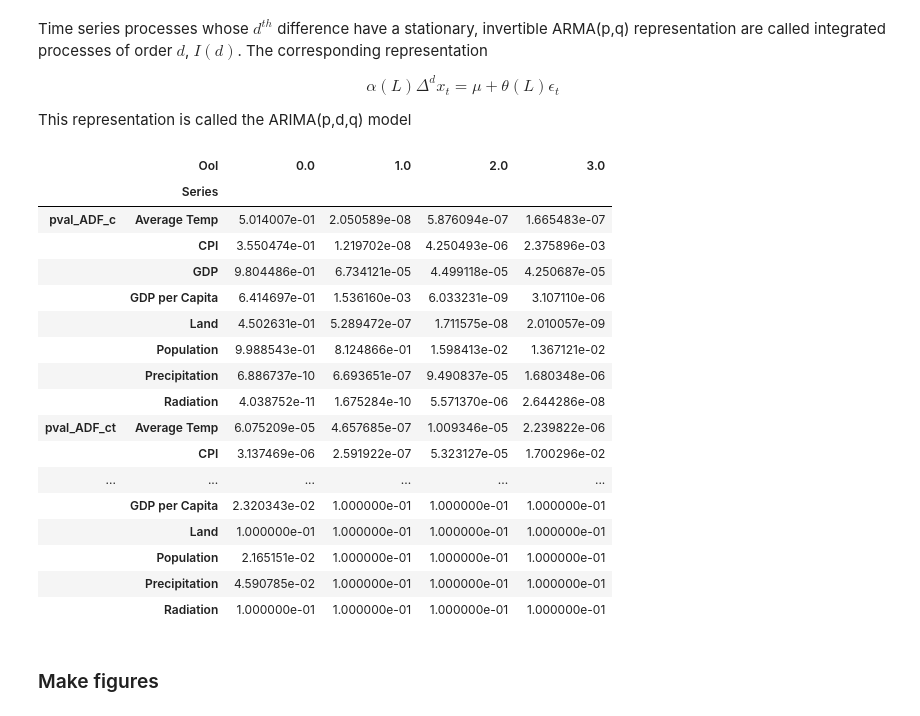
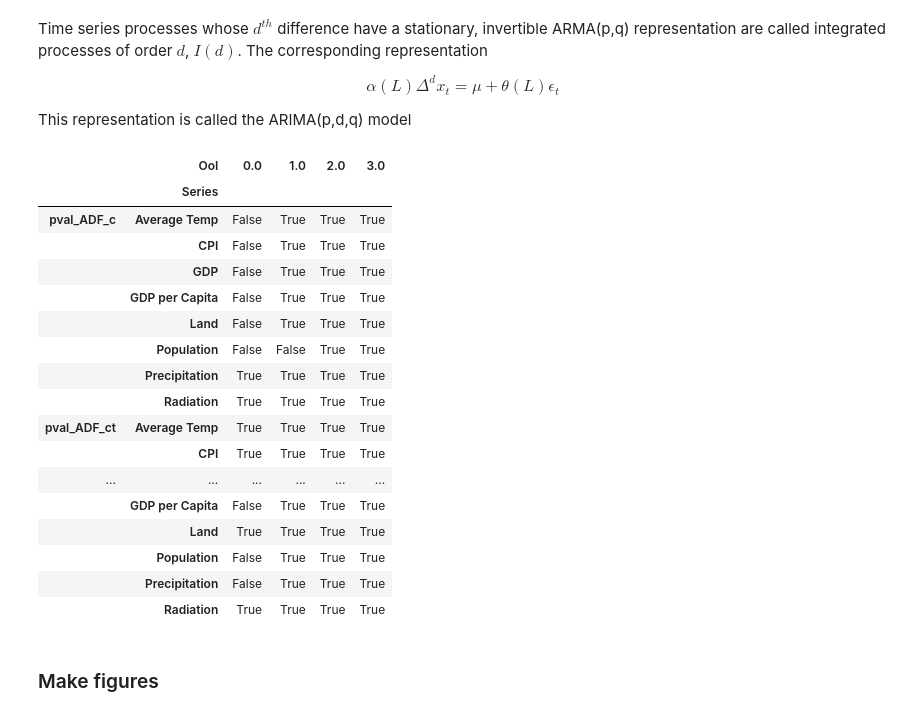
Before and after one commit to LuukOudshoorn25/MultivariateEconometrics, a Jupyter notebook: Multivariate Econometrics.ipynb, the cells around one changed output. Cells and saved outputs as stored; diff of their text form; code cells hidden in the pictures.

```diff
--- a/Multivariate Econometrics.ipynb
+++ b/Multivariate Econometrics.ipynb
@@ -13,7 +13,7 @@ plt.style.use('/home/luuk/Documents/MNRAS_Style.mplstyle')
 # %%
 # Read in the Excel file with the data
 df = pd.read_excel('./MVE_assignment_2020_dataset.xlsx')
-countries = ['Netherlands','Norway']
+countries = ['Netherlands','Norway', 'Thailand', 'South Africa']
 # Select from df only those for our countries
 df = df[df['cntry.name'].apply(lambda x: x in countries)]
 # Drop columns that are irrelevant (ISO names of countries)
@@ -42,0 +36,21 @@ df
+# %%
+corr_mat = 0
+for i,country in enumerate(countries):
+    try:
+        corr_mat += df.loc[country].corr()
+    except:
+        corr_mat = df.loc[country].corr()
+
+corr = corr_mat/4
+mask = np.triu(np.ones_like(corr, dtype=bool))
+f, ax = plt.subplots()
+
+cmap = sns.diverging_palette(230, 20, as_cmap=True)
+sns.heatmap(corr, mask=mask, cmap=cmap, vmax=1,vmin=-1, center=0,
+            square=True, linewidths=.5, cbar_kws={"shrink": .5})
+ax.tick_params(axis='x', which='minor', bottom=False, top=False)
+ax.tick_params(axis='x', which='major', bottom=False, top=False)
+ax.tick_params(axis='y', which='minor', length=0)
+ax.tick_params(axis='y', which='major', length=0)
+plt.tight_layout()
+plt.savefig('Correlogram.pdf')
@@ -224,10 +248,10 @@ for country in countries:
         integratability = integratability.append({'Country': country,
                                                       'OoI': 0,
                                                       'Series':col,
-                                                      'pval_ADF_c': ADF_c_p,
-                                                      'pval_ADF_ct': ADF_ct_p,
-                                                      'pval_ADF_nc': ADF_nc_p,
-                                                      'pval_KPSS': KPSS_p}, ignore_index=True)
+                                                      'pval_ADF_c': ADF_c_p<0.05,
+                                                      'pval_ADF_ct': ADF_ct_p<0.05,
+                                                      'pval_ADF_nc': ADF_nc_p<0.05,
+                                                      'pval_KPSS': KPSS_p>0.05}, ignore_index=True)
         # Take dth difference sequence (1,2,3)
         for OoI in [1,2,3]:
             timeseries = delta_operator(timeseries)
@@ -239,32 +263,32 @@ for country in countries:
             integratability = integratability.append({'Country': country,
                                                       'OoI': OoI,
                                                       'Series':col,
-                                                      'pval_ADF_c': ADF_c_p,
-                                                      'pval_ADF_ct': ADF_ct_p,
-                                                      'pval_ADF_nc': ADF_nc_p,
-                                                      'pval_KPSS': KPSS_p}, ignore_index=True)
+                                                      'pval_ADF_c': ADF_c_p<0.05,
+                                                      'pval_ADF_ct': ADF_ct_p<0.05,
+                                                      'pval_ADF_nc': ADF_nc_p<0.05,
+                                                      'pval_KPSS': KPSS_p>0.05}, ignore_index=True)
 integratability = integratability.set_index(['Country','OoI','Series']).unstack()
 # %%
-integratability.loc['Norway'].T
+(integratability.loc['Norway']).T.astype(bool)
 # %% [output]
 |  | OoI | 0.0 | 1.0 | 2.0 | 3.0 |
 |  | Series |  |  |  |  |
-| pval_ADF_c | Average Temp | 5.014007e-01 | 2.050589e-08 | 5.876094e-07 | 1.665483e-07 |
-|  | CPI | 3.550474e-01 | 1.219702e-08 | 4.250493e-06 | 2.375896e-03 |
-|  | GDP | 9.804486e-01 | 6.734121e-05 | 4.499118e-05 | 4.250687e-05 |
-|  | GDP per Capita | 6.414697e-01 | 1.536160e-03 | 6.033231e-09 | 3.107110e-06 |
-|  | Land | 4.502631e-01 | 5.289472e-07 | 1.711575e-08 | 2.010057e-09 |
-|  | Population | 9.988543e-01 | 8.124866e-01 | 1.598413e-02 | 1.367121e-02 |
-|  | Precipitation | 6.886737e-10 | 6.693651e-07 | 9.490837e-05 | 1.680348e-06 |
-|  | Radiation | 4.038752e-11 | 1.675284e-10 | 5.571370e-06 | 2.644286e-08 |
-| pval_ADF_ct | Average Temp | 6.075209e-05 | 4.657685e-07 | 1.009346e-05 | 2.239822e-06 |
-|  | CPI | 3.137469e-06 | 2.591922e-07 | 5.323127e-05 | 1.700296e-02 |
+| pval_ADF_c | Average Temp | False | True | True | True |
+|  | CPI | False | True | True | True |
+|  | GDP | False | True | True | True |
+|  | GDP per Capita | False | True | True | True |
+|  | Land | False | True | True | True |
+|  | Population | False | False | True | True |
+|  | Precipitation | True | True | True | True |
+|  | Radiation | True | True | True | True |
+| pval_ADF_ct | Average Temp | True | True | True | True |
+|  | CPI | True | True | True | True |
 | ... | ... | ... | ... | ... | ... |
-|  | GDP per Capita | 2.320343e-02 | 1.000000e-01 | 1.000000e-01 | 1.000000e-01 |
-|  | Land | 1.000000e-01 | 1.000000e-01 | 1.000000e-01 | 1.000000e-01 |
-|  | Population | 2.165151e-02 | 1.000000e-01 | 1.000000e-01 | 1.000000e-01 |
-|  | Precipitation | 4.590785e-02 | 1.000000e-01 | 1.000000e-01 | 1.000000e-01 |
-|  | Radiation | 1.000000e-01 | 1.000000e-01 | 1.000000e-01 | 1.000000e-01 |
+|  | GDP per Capita | False | True | True | True |
+|  | Land | True | True | True | True |
+|  | Population | False | True | True | True |
+|  | Precipitation | False | True | True | True |
+|  | Radiation | True | True | True | True |
 # %% [markdown]
 <h3>Make figures</h3>
 # %%
```
Also changed, not shown: parts of 31 cells of this notebook, 7 other files.
